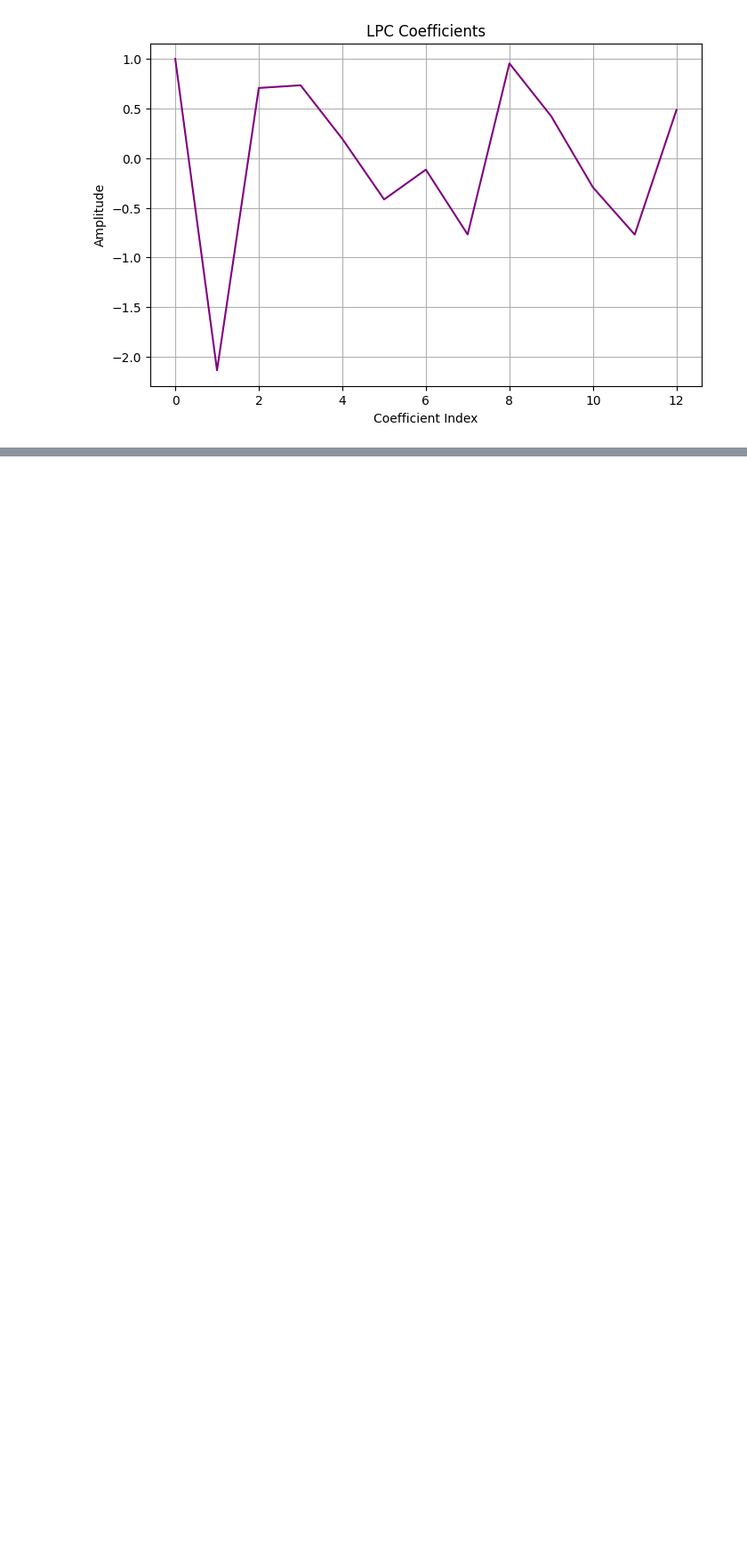
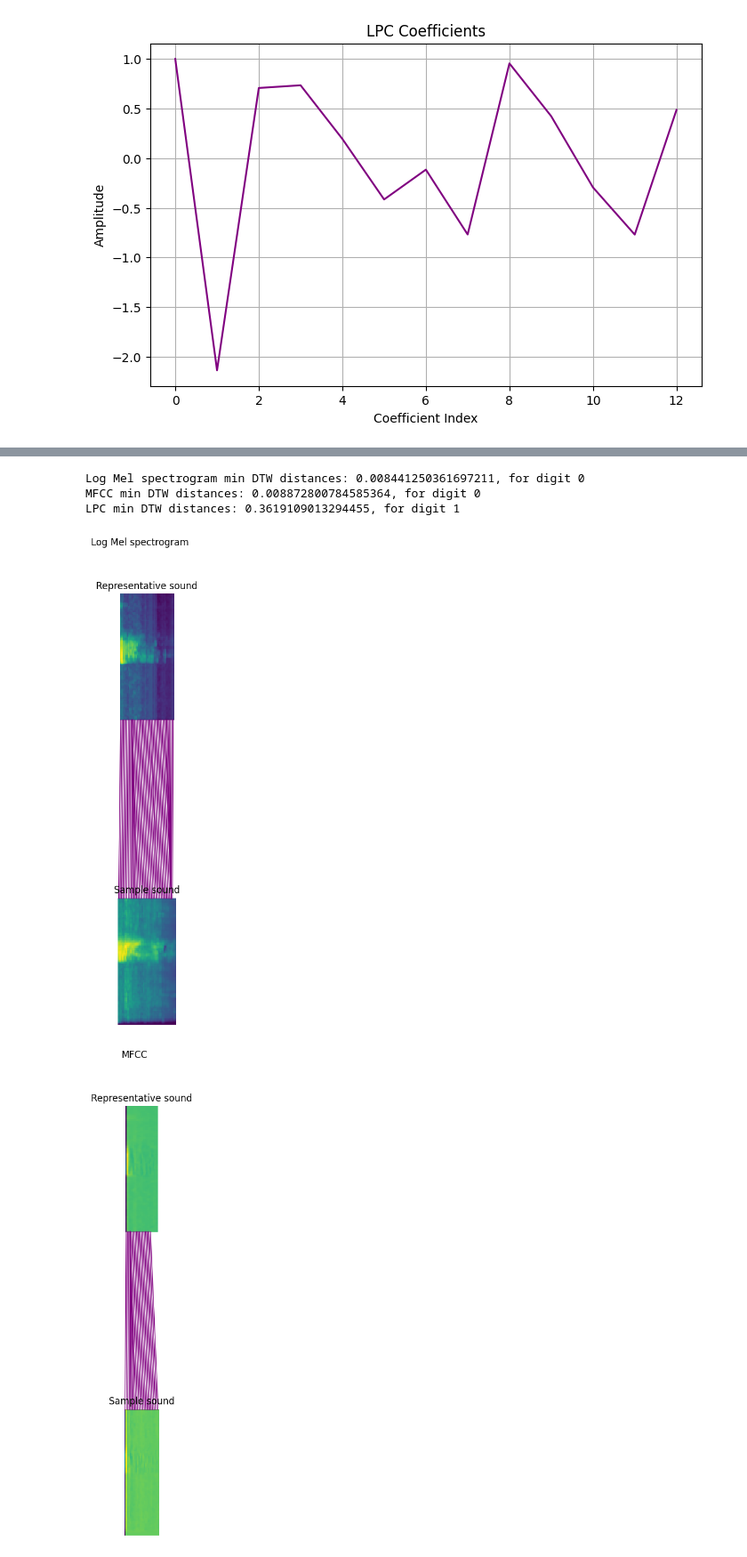
Before and after one commit to Kovelja009/speech_recognition_assignment_two, a Jupyter notebook: cypher_recognition.ipynb, the cells around one changed output, grey strips where cells are left out. Shown at 89% size. Cells and saved outputs as stored; diff of their text form; code cells hidden in the pictures; blank space fills up the shorter version.

```diff
--- a/cypher_recognition.ipynb
+++ b/cypher_recognition.ipynb
@@ -11,10 +11,12 @@ from matplotlib.patches import ConnectionPatch
 def load_sound_files(dir='data/'):
     representative_sounds = {}
     digit_sounds = {}
+    digit_users = {}
 
     for filename in os.listdir(dir):
         if filename.endswith('.wav'):
             codes = filename.split('.')[0].split('-')
+            user = codes[1] + '-' + codes[2]
             digit = codes[0]
             file_path = os.path.join(dir, filename)
             # load sound file
@@ -26,13 +28,15 @@ def load_sound_files(dir='data/'):
             else:
                 if digit not in digit_sounds:
                     digit_sounds[digit] = []
+                    digit_users[digit] = []
                 digit_sounds[digit].append(audio_data)
+                digit_users[digit].append(user)
 
-    return representative_sounds, digit_sounds
+    return representative_sounds, digit_sounds, digit_users
 # %% [markdown]
 Representative sounds
 # %%
-rep_sounds, digit_sounds = load_sound_files()
+rep_sounds, digit_sounds, digit_users = load_sound_files()
 
 # plot the representative sounds
 fig, axs = plt.subplots(2, 5, figsize=(15, 7))
@@ -202,7 +211,4 @@ def plot_dtw(sample_data, ref_data, path, title, other_plot=False):
 # %%
-
-# comparator compare given sound, returns the class, optional -> prints sorted dtw for each of the classes
-# class needs transformation method and plotting method
 class SoundComparator():
     def __init__(self, ref_sounds, threshold):
         self.ref_sounds = ref_sounds
@@ -286,7 +292,7 @@ class SoundComparator():
             plot_dtw(lpc_coeffs, self.ref_preprocessed[min_digit3][2], min_path3, 'LPC', True)
 
 
-
+    # predict digit of the given sound
     def predict(self, test_sound, real_digit, plot=False):
         log_mel_spec = self.mel_preprocessing(test_sound)
         min_cost = 100000
@@ -307,3 +313,26 @@ class SoundComparator():
 
             if plot:
                 plot_dtw(log_mel_spec, self.ref_preprocessed[min_digit][0], min_path, 'Log Mel spectrogram')
+
+    # calculate dtw cost for each digit of each user and user score is
+    # sum of all dtw costs for each digit, twin is the user with the lowest score
+    def find_sound_twin(self, sounds_dict, users_dict):
+        users_scores = {}
+        for digit, ref_sound in self.ref_preprocessed.items():
+            for i, sample_sound in enumerate(sounds_dict[digit]):
+                if users_dict[digit][i] not in users_scores:
+                    users_scores[users_dict[digit][i]] = 0
+                log_mel_spec = self.mel_preprocessing(sample_sound)
+                cost, _ = dtw(ref_sound[0], log_mel_spec, lambda x, y: cosine(x, y))
+                users_scores[users_dict[digit][i]] += cost
+
+        min_score = 100000
+        min_user = None
+
+        for user, score in users_scores.items():
+            if score < min_score:
+                min_score = score
+                min_user = user
+
+        print(f'User with the most similar voice is: {min_user}')
+        return min_user
@@ -310,4 +343,8 @@ class SoundComparator():
 # %%
-comparator = SoundComparator(rep_sounds, threshold=0.05)
-# comparator.compare_diff_preprocess(digit_sounds['0'][4], plot=True)
-comparator.predict(digit_sounds['0'][2], 0, plot=True)
+comparator.compare_diff_preprocess(digit_sounds['0'][4], plot=True)
+# %% [output]
+Log Mel spectrogram min DTW distances: 0.008441250361697211, for digit 0
+MFCC min DTW distances: 0.008872800784585364, for digit 0
+LPC min DTW distances: 0.3619109013294455, for digit 1
+[figure, added]
+[figure, added]
```
Also changed, not shown: parts of 20 cells of this notebook.
